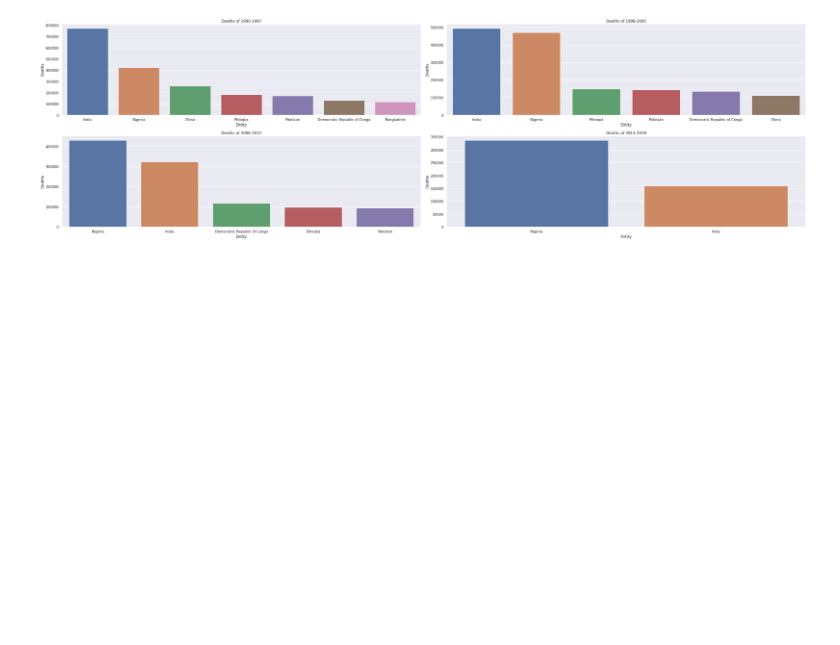
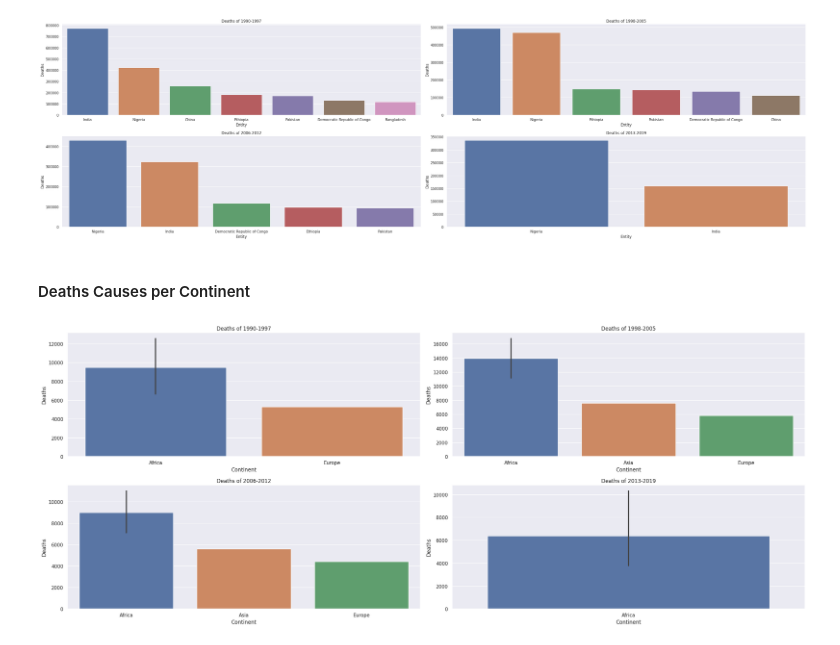
Before and after one commit to rodrigo-espino/Statsproject, a Jupyter notebook: Main_project.ipynb, the cells around one changed output. Saved outputs shown, nothing was run; the diff lists cells and outputs as text; code cells hidden in the pictures; blank space fills up the shorter version.

```diff
--- a/Main_project.ipynb
+++ b/Main_project.ipynb
@@ -353,3 +358,44 @@ countries_with_highest_deaths(by='Deaths - All causes - Sex: Both - Age: 0-6 day
 countries_with_highest_deaths(by='Deaths - All causes - Sex: Both - Age: 1-4 years (Number)', top=20, figsize=(34,10))
 # %% [output]
 [figure]
+# %% [markdown]
+#### Deaths Causes per Continent
+# %%
+Deaths_causes_columns = ['Deaths - HIV/AIDS - Sex: Both - Age: Under 5 (Number)',
+       'Deaths - Meningitis - Sex: Both - Age: Under 5 (Number)',
+       'Deaths - Nutritional deficiencies - Sex: Both - Age: Under 5 (Number)',
+       'Deaths - Other neonatal disorders - Sex: Both - Age: Under 5 (Number)',
+       'Deaths - Whooping cough - Sex: Both - Age: Under 5 (Number)',
+       'Deaths - Lower respiratory infections - Sex: Both - Age: Under 5 (Number)',
+       'Deaths - Congenital birth defects - Sex: Both - Age: Under 5 (Number)',
+       'Deaths - Neonatal sepsis and other neonatal infections - Sex: Both - Age: Under 5 (Number)',
+       'Deaths - Neonatal encephalopathy due to birth asphyxia and trauma - Sex: Both - Age: Under 5 (Number)',
+       'Deaths - Neonatal preterm birth - Sex: Both - Age: Under 5 (Number)',
+       'Deaths - Diarrheal diseases - Sex: Both - Age: Under 5 (Number)']
+# %%
+def plot_causes_by_continent(cause, top=10, figsize = (25,10), all_continents = True):
+    data_sorted = mean_deaths_by_epoch.sort_values(by=cause, ascending=False)
+    if not all_continents:
+        index_continent_to_delete = data_sorted.Continent.loc[
+        (data_sorted['Continent'] == 'Regions_WHO_World_Bank') |
+        (data_sorted['Continent'] == 'Other')
+        ].index
+        data_sorted = data_sorted.drop(index_continent_to_delete, axis=0)
+    data_sorted = data_sorted.head(top)
+
+    fig, axes = plt.subplots(2,2, figsize=figsize)
+
+    for epoch, ax in zip(Epochs, axes.flatten()):
+        data_epoch = data_sorted.loc[data_sorted['Epoch'] == epoch]
+        try:
+            sns.barplot(data= data_epoch, x='Continent', y=cause, ax=ax)
+        except:
+            print('Cannot display the graph. Increase the number of Top. Default number is 10')
+        ax.set_ylabel('Deaths')
+        ax.set_title(f'Deaths of {epoch}')
+    fig.subplots_adjust(hspace=1)
+    plt.tight_layout()
+# %%
+plot_causes_by_continent(cause=Deaths_causes_columns[0], top=45, all_continents = False)
+# %% [output]
+[figure, added]
```
Also changed, not shown: parts of 8 cells of this notebook.
